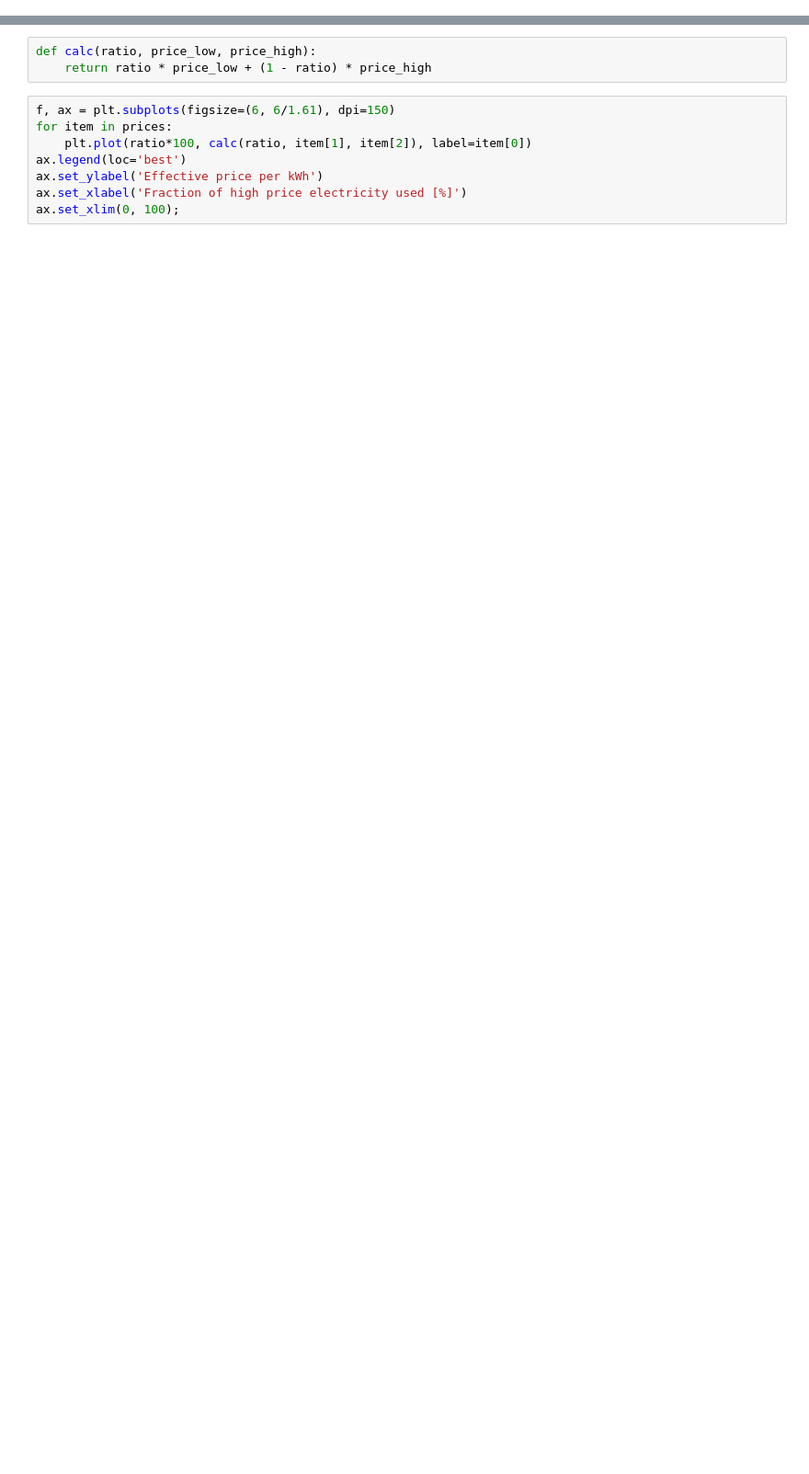
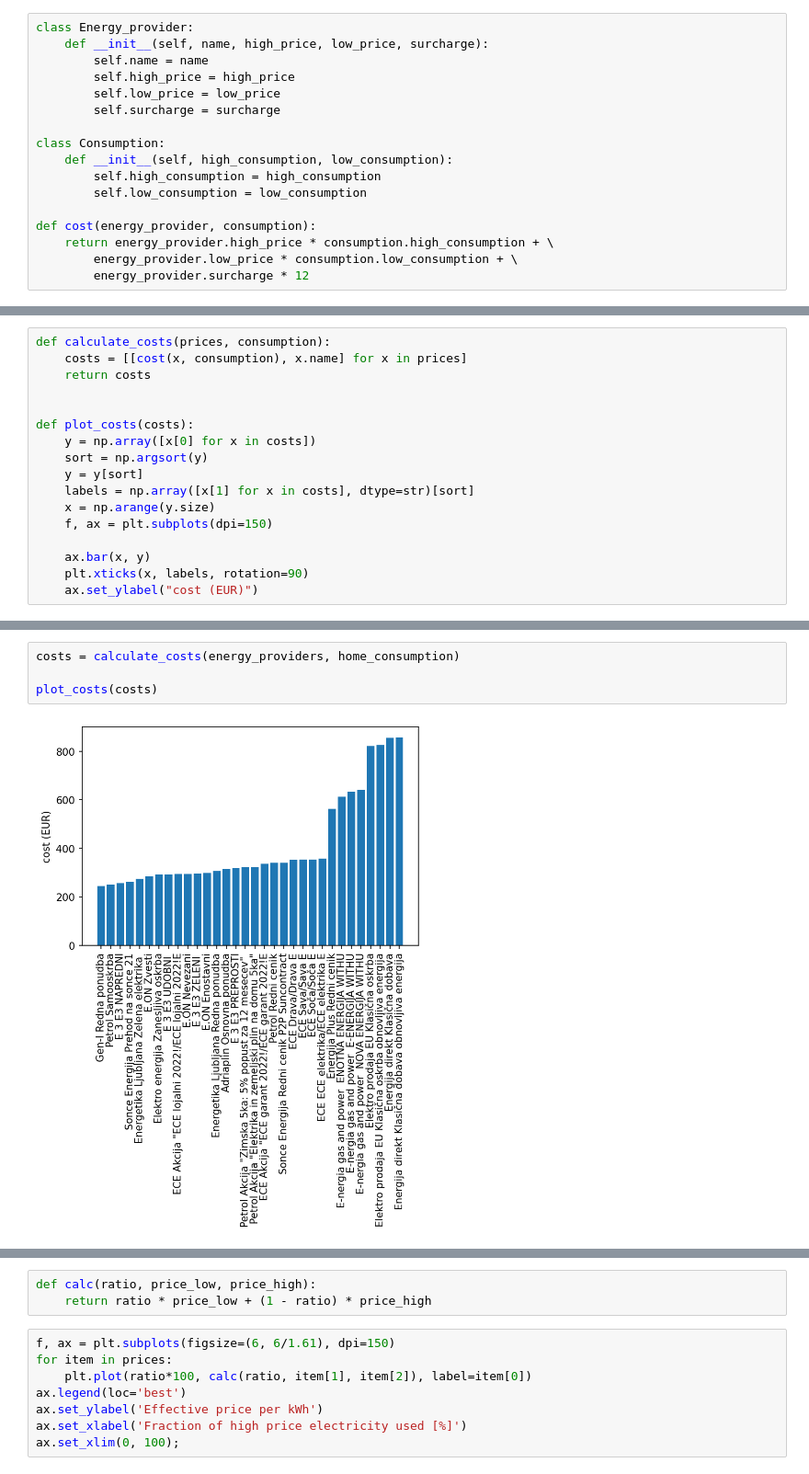
Before and after one commit to Migelo/electricity_prices, a Jupyter notebook: electricity.ipynb, the cells around one changed output, grey strips where cells are left out. Shown at 92% size. Saved outputs shown, nothing was run; the diff lists cells and outputs as text; blank space fills up the shorter version.

```diff
--- a/electricity.ipynb
+++ b/electricity.ipynb
@@ -3,0 +29,17 @@ import matplotlib.pyplot as plt
+# %%
+class Energy_provider:
+    def __init__(self, name, high_price, low_price, surcharge):
+        self.name = name
+        self.high_price = high_price
+        self.low_price = low_price
+        self.surcharge = surcharge
+
+class Consumption:
+    def __init__(self, high_consumption, low_consumption):
+        self.high_consumption = high_consumption
+        self.low_consumption = low_consumption
+
+def cost(energy_provider, consumption):
+    return energy_provider.high_price * consumption.high_consumption + \
+        energy_provider.low_price * consumption.low_consumption + \
+        energy_provider.surcharge * 12
@@ -3,0 +48,17 @@ import matplotlib.pyplot as plt
+# %%
+def calculate_costs(prices, consumption):
+    costs = [[cost(x, consumption), x.name] for x in prices]
+    return costs
+
+
+def plot_costs(costs):
+    y = np.array([x[0] for x in costs])
+    sort = np.argsort(y)
+    y = y[sort]
+    labels = np.array([x[1] for x in costs], dtype=str)[sort]
+    x = np.arange(y.size)
+    f, ax = plt.subplots(dpi=150)
+
+    ax.bar(x, y)
+    plt.xticks(x, labels, rotation=90)
+    ax.set_ylabel("cost (EUR)")
@@ -3,0 +71,6 @@ import matplotlib.pyplot as plt
+# %%
+costs = calculate_costs(energy_providers, home_consumption)
+
+plot_costs(costs)
+# %% [output]
+[figure, added]
```
Also changed, not shown: parts of 15 cells of this notebook, 2 other files.
